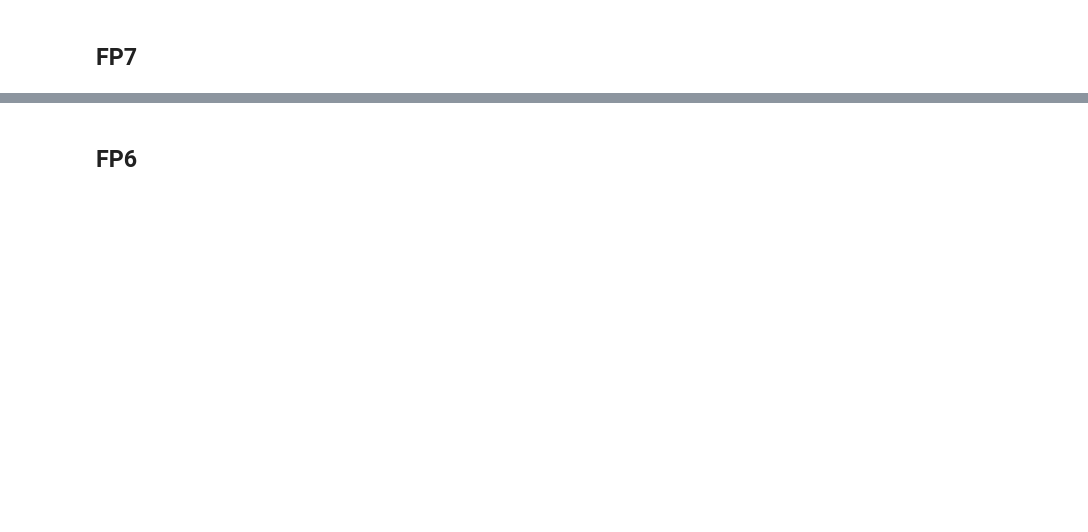
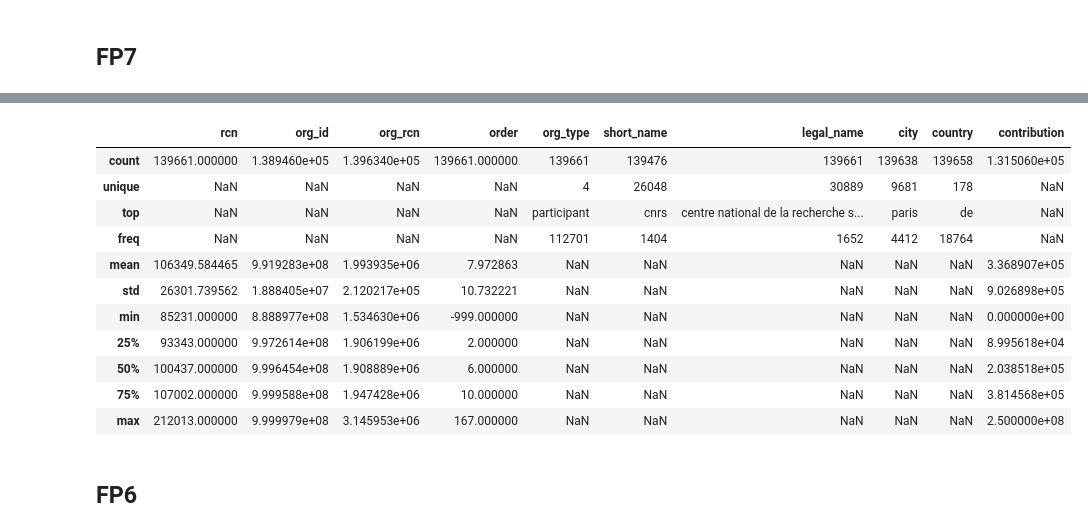
Before and after one commit to andremann/proj-net, a Jupyter notebook: notebooks/02-Network-analysis.ipynb, the cells around one changed output, grey strips where cells are left out. Drawn from its saved outputs; the diff is of its cells as text; code cells hidden in the pictures; blank space fills up the shorter version.

```diff
--- a/notebooks/02-Network-analysis.ipynb
+++ b/notebooks/02-Network-analysis.ipynb
@@ -41,8 +68,21 @@ fp7_projects.columns = ['rcn', 'reference', 'acronym', 'title', 'total_cost', 'e
 # %%
 fp7_organisations = pd.read_csv('../data/processed/fp7-organisations.csv', delimiter='\t', header=None)
 fp7_organisations.columns = ['rcn', 'org_id', 'org_rcn', 'order', 'org_type',
                             'short_name', 'legal_name', 'city', 'country', 'contribution']
-# fp7_organisations.head()
+fp7_organisations.describe(include='all')
+# %% [output]
+|  | rcn | org_id | org_rcn | order | org_type | short_name | legal_name | city | country | contribution |
+| count | 139661.000000 | 1.389460e+05 | 1.396340e+05 | 139661.000000 | 139661 | 139476 | 139661 | 139638 | 139658 | 1.315060e+05 |
+| unique | NaN | NaN | NaN | NaN | 4 | 26048 | 30889 | 9681 | 178 | NaN |
+| top | NaN | NaN | NaN | NaN | participant | cnrs | centre national de la recherche s... | paris | de | NaN |
+| freq | NaN | NaN | NaN | NaN | 112701 | 1404 | 1652 | 4412 | 18764 | NaN |
+| mean | 106349.584465 | 9.919283e+08 | 1.993935e+06 | 7.972863 | NaN | NaN | NaN | NaN | NaN | 3.368907e+05 |
+| std | 26301.739562 | 1.888405e+07 | 2.120217e+05 | 10.732221 | NaN | NaN | NaN | NaN | NaN | 9.026898e+05 |
+| min | 85231.000000 | 8.888977e+08 | 1.534630e+06 | -999.000000 | NaN | NaN | NaN | NaN | NaN | 0.000000e+00 |
+| 25% | 93343.000000 | 9.972614e+08 | 1.906199e+06 | 2.000000 | NaN | NaN | NaN | NaN | NaN | 8.995618e+04 |
+| 50% | 100437.000000 | 9.996454e+08 | 1.908889e+06 | 6.000000 | NaN | NaN | NaN | NaN | NaN | 2.038518e+05 |
+| 75% | 107002.000000 | 9.999588e+08 | 1.947428e+06 | 10.000000 | NaN | NaN | NaN | NaN | NaN | 3.814568e+05 |
+| max | 212013.000000 | 9.999979e+08 | 3.145953e+06 | 167.000000 | NaN | NaN | NaN | NaN | NaN | 2.500000e+08 |
 # %% [markdown]
 ## FP6
 # %%
```
Also changed, not shown: parts of 16 cells of this notebook, 2 other files.
